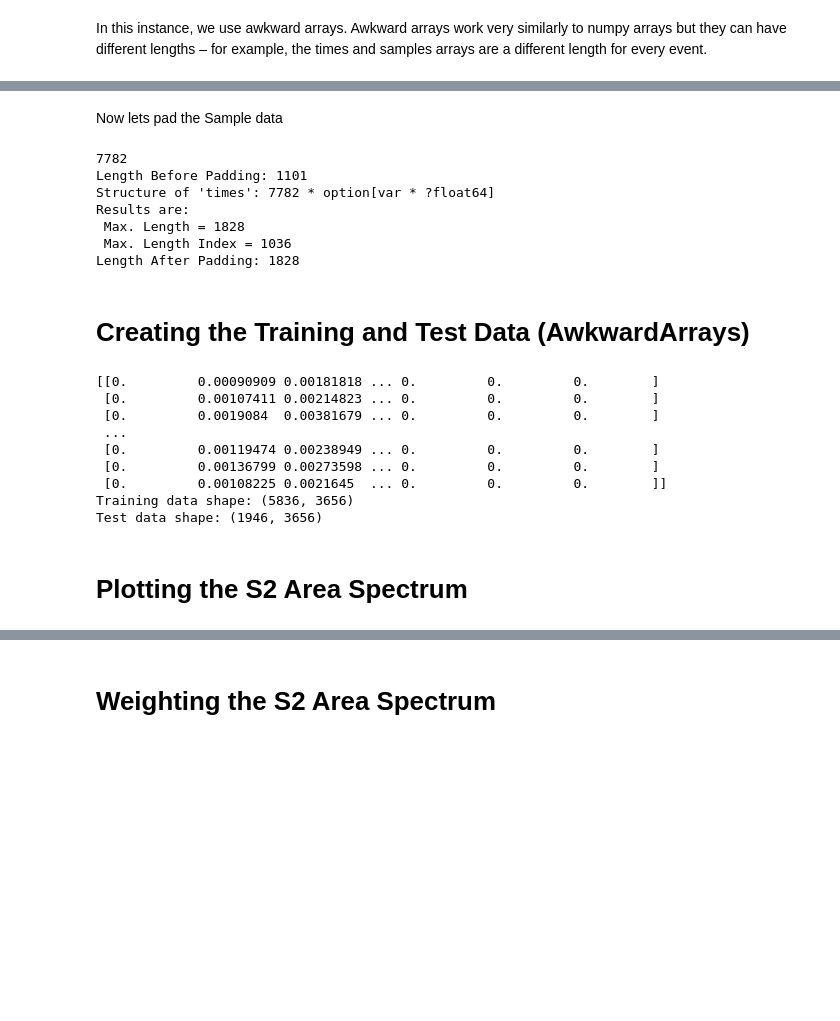
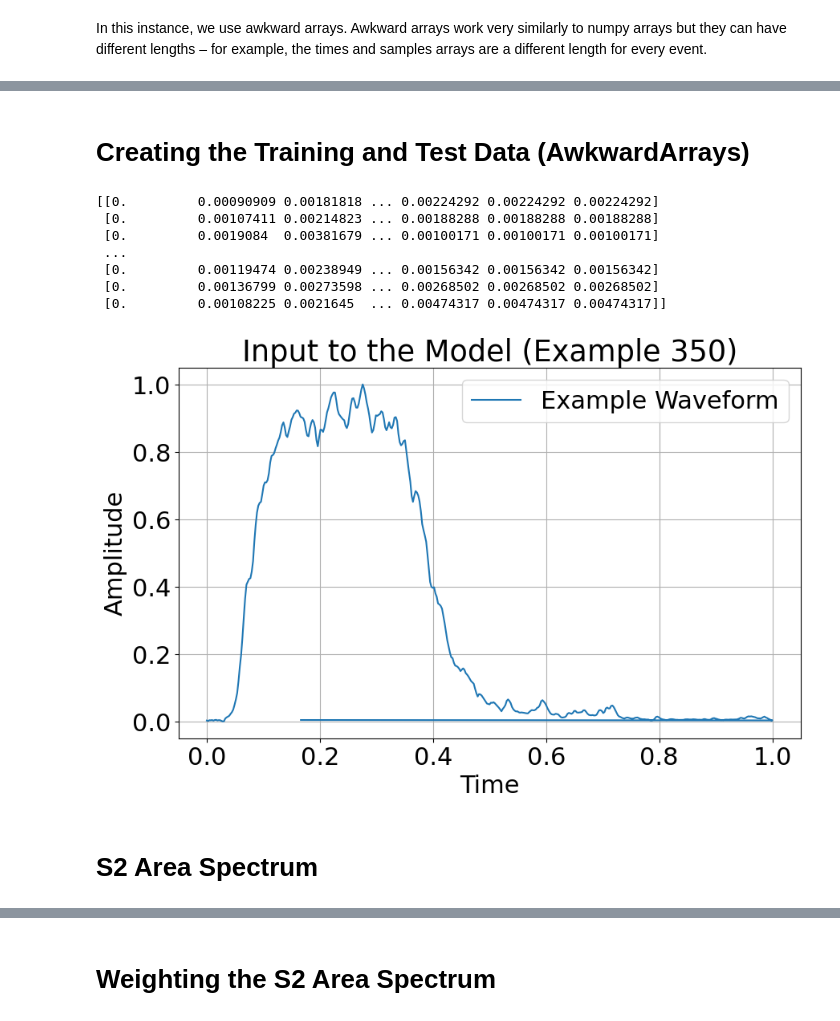
Before and after one commit to mojomixmaster/MSCIProject, a Jupyter notebook: FeatureEngineeringVisualisation.ipynb, the cells around one changed output, grey strips where cells are left out. Drawn from its saved outputs; the diff is of its cells as text; code cells hidden in the pictures; blank space fills up the shorter version.

```diff
--- a/FeatureEngineeringVisualisation.ipynb
+++ b/FeatureEngineeringVisualisation.ipynb
@@ -132,69 +212,46 @@ Length After Padding: 1828
-# %% [markdown]
-Now lets pad the Sample data
-# %%
-print(len(arr['samples']))
-print(f"Length Before Padding: {len(normalised_samples[0])}")
-print("Structure of 'times':", ak.type(arr['samples']))
-
-
-samples_lengths = ak.num(normalised_samples, axis=1)
-max_samples_length = ak.max(samples_lengths)
-max_samples_length_index = ak.argmax(samples_lengths)
-
-print(f'Results are: \n Max. Length = {max_samples_length} \n Max. Length Index = {max_samples_length_index}')
-
-# Convert columns to numpy arrays, pad, and convert back to Awkward Arrays
-def pad_to_max_length(array, max_length):
-    return ak.Array(
-        np.array(
-            [np.pad(sub_array, (0, max_length - len(sub_array)), 'constant') for sub_array in ak.to_list(array)]
-        )
-    )
-
-# Apply padding
-padded_samples = np.array(pad_to_max_length(normalised_samples, max_samples_length))
-
-print(f"Length After Padding: {len(padded_samples[0])}")
-# %% [output]
-7782
-Length Before Padding: 1101
-Structure of 'times': 7782 * option[var * ?float64]
-Results are:
- Max. Length = 1828
- Max. Length Index = 1036
-Length After Padding: 1828
 # %% [markdown]
 # Creating the Training and Test Data (AwkwardArrays)
 # %%
 import pandas as pd
 from sklearn.model_selection import train_test_split
 
 # Separate times and samples as individual arrays
 
 X = arr[['times', 'samples']] #creates a mini array from mother array with only 'times' and 'samples' columns
 #print(X)
 y = np.array(arr['label']) # labelled as 0,1 and 2 corresponding to cathode, gate and tritium respectively. this is the true output data#
 
-X_combined = np.concatenate([padded_times, padded_samples], axis=1)
+X_combined = np.concatenate([normalised_times, normalised_samples], axis=1) # concatenate along the column axis i.e. to leave 5836 training examples of length 3656 each.
 print(X_combined)
 
+time_steps = padded_times.shape[1]
+example_index = 350
+example_row = X_combined[example_index]
 
-# Split the data (75% train, 25% test)
-X_train, X_test, y_train, y_test = train_test_split(X_combined, y, test_size=0.25, random_state=42)
+# Split the row into time and samples
+example_time = example_row[:time_steps]  # First part corresponds to time
+example_samples = example_row[time_steps:]  # Second part corresponds to samples
 
-# Verify the shapes of the resulting sets
-print("Training data shape:", X_train.shape)
-print("Test data shape:", X_test.shape)
+# Plot the data
+import matplotlib.pyplot as plt
+
+plt.figure(figsize=(10, 6))
+plt.plot(example_time, example_samples, label="Example Waveform")
+plt.xlabel("Time")
+plt.ylabel("Amplitude")
+plt.title(f"Input to the Model (Example {example_index})")
+plt.legend()
+# plt.grid(True)
+plt.show()
 # %% [output]
-[[0.         0.00090909 0.00181818 ... 0.         0.         0.        ]
- [0.         0.00107411 0.00214823 ... 0.         0.         0.        ]
- [0.         0.0019084  0.00381679 ... 0.         0.         0.        ]
+[[0.         0.00090909 0.00181818 ... 0.00224292 0.00224292 0.00224292]
+ [0.         0.00107411 0.00214823 ... 0.00188288 0.00188288 0.00188288]
+ [0.         0.0019084  0.00381679 ... 0.00100171 0.00100171 0.00100171]
  ...
- [0.         0.00119474 0.00238949 ... 0.         0.         0.        ]
- [0.         0.00136799 0.00273598 ... 0.         0.         0.        ]
- [0.         0.00108225 0.0021645  ... 0.         0.         0.        ]]
-Training data shape: (5836, 3656)
-Test data shape: (1946, 3656)
+ [0.         0.00119474 0.00238949 ... 0.00156342 0.00156342 0.00156342]
+ [0.         0.00136799 0.00273598 ... 0.00268502 0.00268502 0.00268502]
+ [0.         0.00108225 0.0021645  ... 0.00474317 0.00474317 0.00474317]]
+[figure, added]
 # %% [markdown]
-# Plotting the S2 Area Spectrum
+# S2 Area Spectrum
 # %%
```
Also changed, not shown: parts of 41 cells of this notebook, 5 other files.
